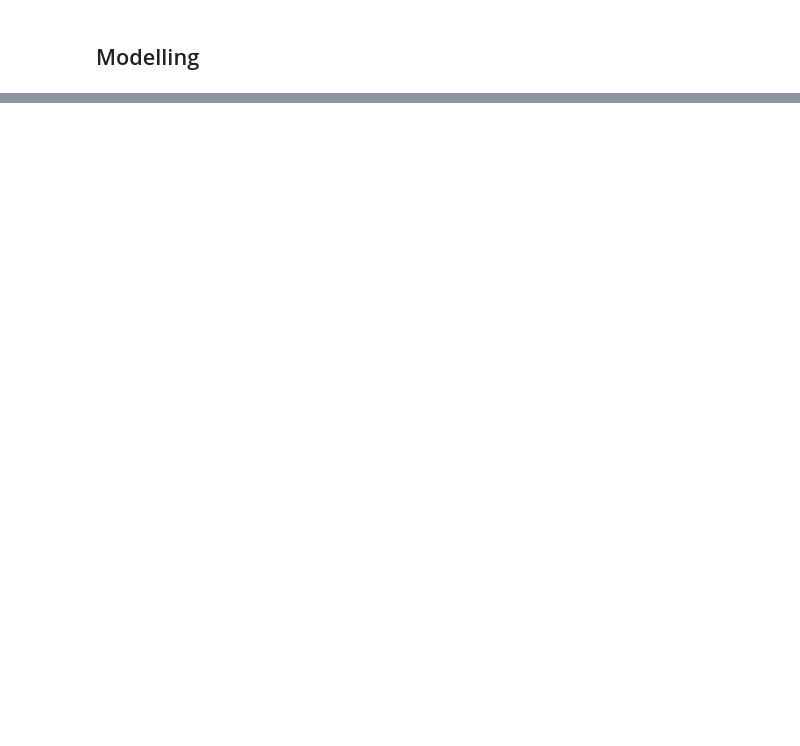
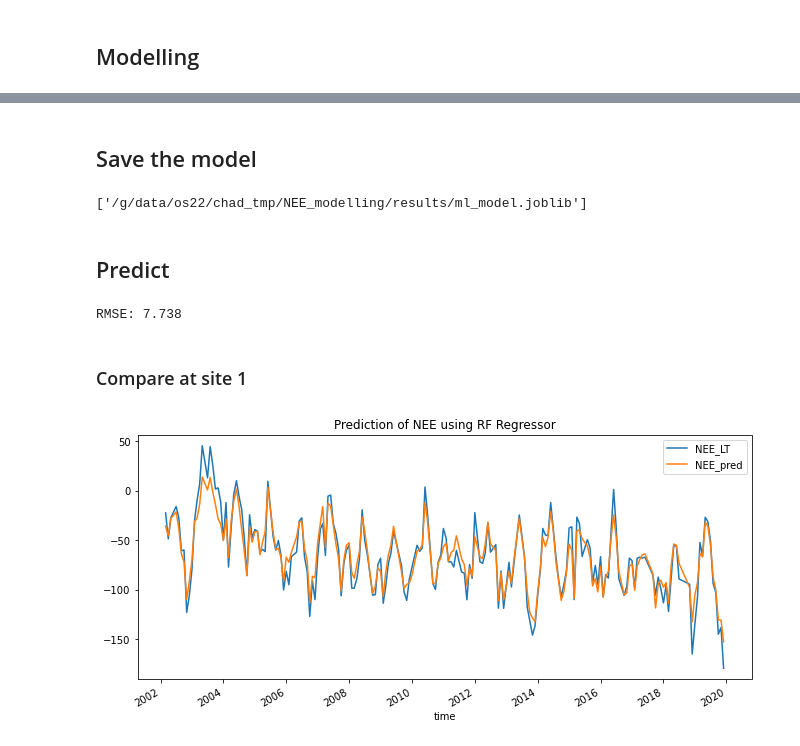
Before and after one commit to cbur24/NEE_modelling, a Jupyter notebook: explore_flux_data.ipynb, the cells around one changed output, grey strips where cells are left out. Cells and saved outputs as stored; diff of their text form; code cells hidden in the pictures; blank space fills up the shorter version.

Commit message:
starting to model on grids

```diff
--- a/explore_flux_data.ipynb
+++ b/explore_flux_data.ipynb
@@ -218,0 +107,7 @@ test_size = 0.20
+# %%
+# Create the parameter grid based on the results of random search
+param_grid = {
+    'criterion': ["mse", "mae", "poisson"],
+    'max_features': ['auto', 'log2', None],
+    'n_estimators': [200,300,400]
+}
@@ -218,0 +175,13 @@ test_size = 0.20
+# %%
+#generate n_splits of train-test_split
+rs = ShuffleSplit(n_splits=outer_cv_splits, test_size=test_size, random_state=0)
+
+#instatiate a gridsearchCV
+clf = GridSearchCV(RandomForestRegressor(),
+                   param_grid,
+                   scoring='neg_mean_absolute_error',
+                   verbose=1,
+                   cv=rs.split(x, y),
+                   n_jobs=7)
+
+clf.fit(x, y)
@@ -218,0 +203,3 @@ test_size = 0.20
+# %%
+model = RandomForestRegressor(**clf.best_params_, random_state=1, n_jobs=7)
+model.fit(x, y)
@@ -218,0 +219,23 @@ test_size = 0.20
+# %% [markdown]
+## Save the model
+# %%
+dump(model, '/g/data/os22/chad_tmp/NEE_modelling/results/ml_model.joblib')
+# %% [output]
+['/g/data/os22/chad_tmp/NEE_modelling/results/ml_model.joblib']
+# %% [markdown]
+## Predict
+# %%
+y_pred = model.predict(x)
+
+rmse = float(format(np.sqrt(mean_squared_error(y, y_pred)), '.3f'))
+print("RMSE:", rmse);
+# %% [output]
+RMSE: 7.738
+# %% [markdown]
+### Compare at site 1
+# %%
+compare = pd.DataFrame(data=y_pred[0:len(aa)], index=aa.index).rename({0:'NEE_pred'}, axis=1)
+aa.join(compare).plot(y=['NEE_LT', 'NEE_pred'], figsize=(11,5))
+plt.title('Prediction of NEE using RF Regressor');
+# %% [output]
+[figure, added]
```
Also changed, not shown: parts of 59 cells of this notebook, 3 other files.
